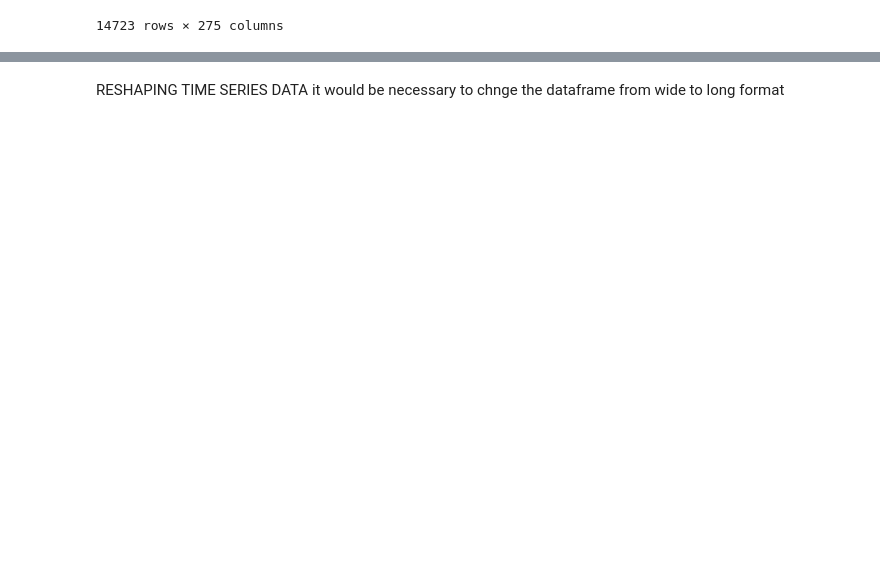
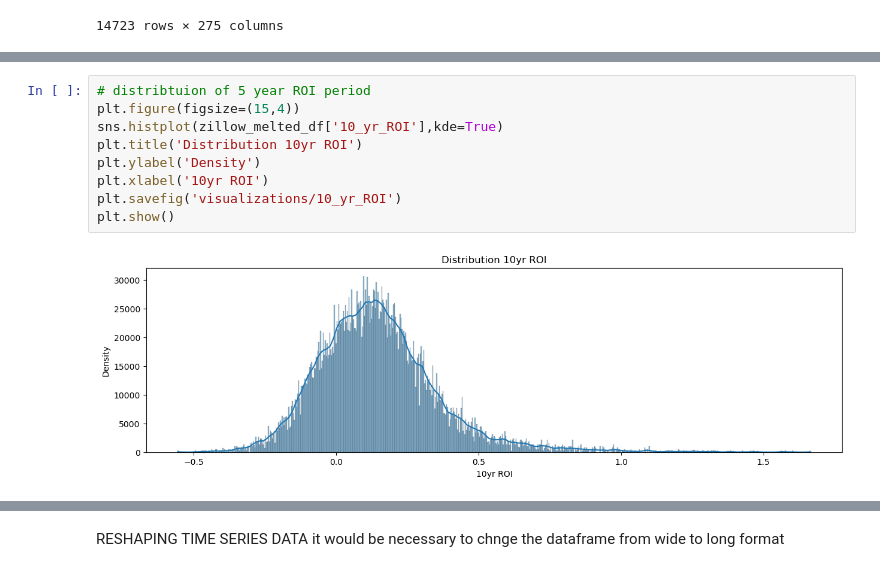
Before and after one commit to kafura0/Real_Estate_Price_Forecasting, a Jupyter notebook: student_notebook.ipynb, the cells around one changed output, grey strips where cells are left out. Saved outputs shown, nothing was run; the diff lists cells and outputs as text; blank space fills up the shorter version.

```diff
--- a/student_notebook.ipynb
+++ b/student_notebook.ipynb
@@ -240,0 +328,11 @@ VISUALIZING THE SPREAD OF THE ROI
+# %%
+# distribtuion of 5 year ROI period
+plt.figure(figsize=(15,4))
+sns.histplot(zillow_melted_df['10_yr_ROI'],kde=True)
+plt.title('Distribution 10yr ROI')
+plt.ylabel('Density')
+plt.xlabel('10yr ROI')
+plt.savefig('visualizations/10_yr_ROI')
+plt.show()
+# %% [output]
+[figure, added]
```
Also changed, not shown: parts of 45 cells of this notebook, 4 other files.
